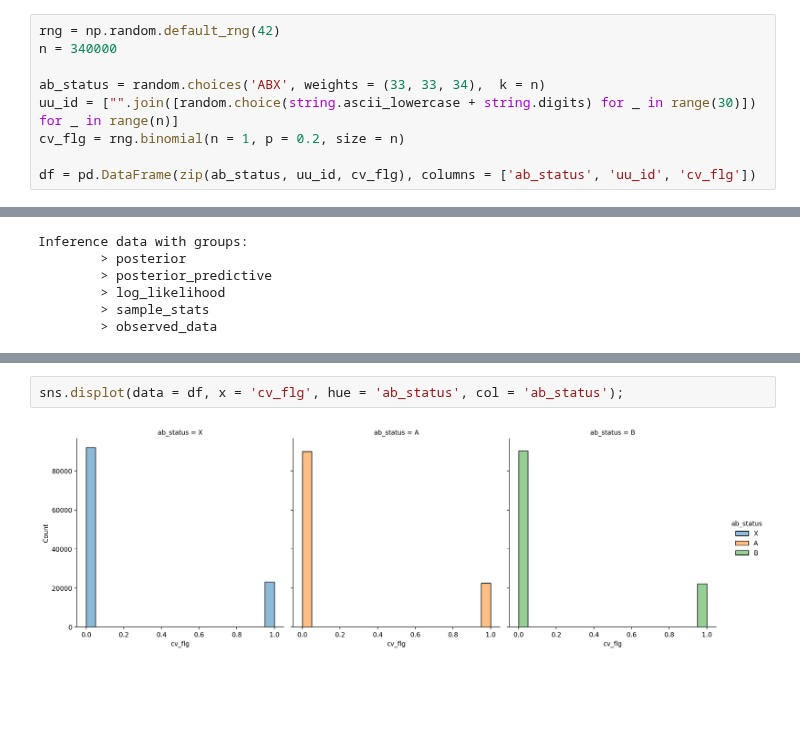
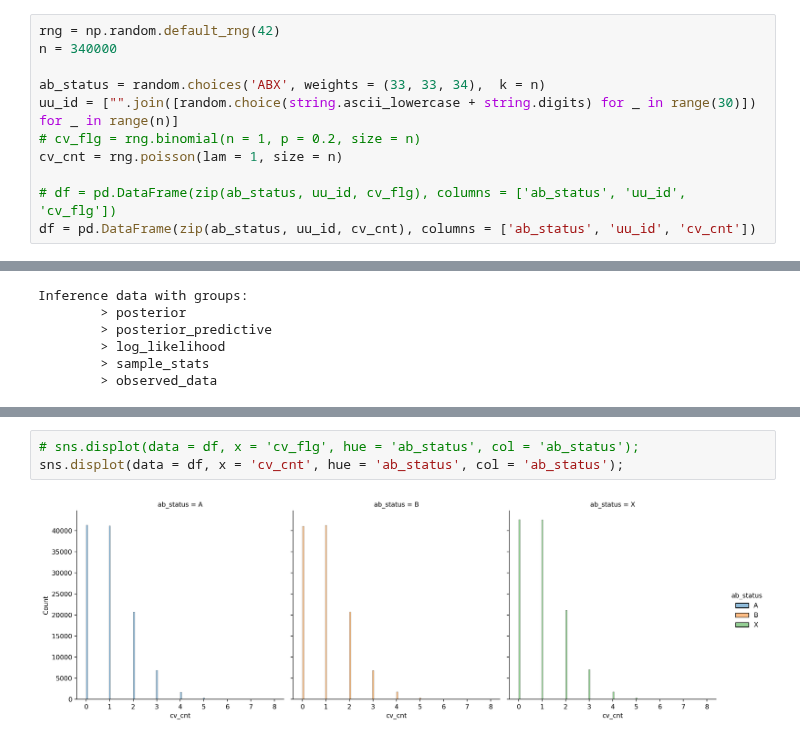
Before and after one commit to kazutax/AB_test, a Jupyter notebook: notebook/004_NumPyro_Sample実行.ipynb, the cells around one changed output, grey strips where cells are left out. Saved outputs shown, nothing was run; the diff lists cells and outputs as text; blank space fills up the shorter version.

```diff
--- a/notebook/004_NumPyro_Sample実行.ipynb
+++ b/notebook/004_NumPyro_Sample実行.ipynb
@@ -28,7 +28,9 @@ n = 340000
 
 ab_status = random.choices('ABX', weights = (33, 33, 34),  k = n)
 uu_id = ["".join([random.choice(string.ascii_lowercase + string.digits) for _ in range(30)]) for _ in range(n)]
-cv_flg = rng.binomial(n = 1, p = 0.2, size = n)
+# cv_flg = rng.binomial(n = 1, p = 0.2, size = n)
+cv_cnt = rng.poisson(lam = 1, size = n)
 
-df = pd.DataFrame(zip(ab_status, uu_id, cv_flg), columns = ['ab_status', 'uu_id', 'cv_flg'])
+# df = pd.DataFrame(zip(ab_status, uu_id, cv_flg), columns = ['ab_status', 'uu_id', 'cv_flg'])
+df = pd.DataFrame(zip(ab_status, uu_id, cv_cnt), columns = ['ab_status', 'uu_id', 'cv_cnt'])
 # %%
@@ -122,4 +134,5 @@ az.plot_ppc(idata_ppc, kind = 'kde', num_pp_samples = 3000, figsize = (12,4));
 # %%
-sns.displot(data = df, x = 'cv_flg', hue = 'ab_status', col = 'ab_status');
+# sns.displot(data = df, x = 'cv_flg', hue = 'ab_status', col = 'ab_status');
+sns.displot(data = df, x = 'cv_cnt', hue = 'ab_status', col = 'ab_status');
 # %% [output]
-[figure, old version]
+[figure, new version]
```
Also changed, not shown: parts of 9 cells of this notebook, 1 other file.
